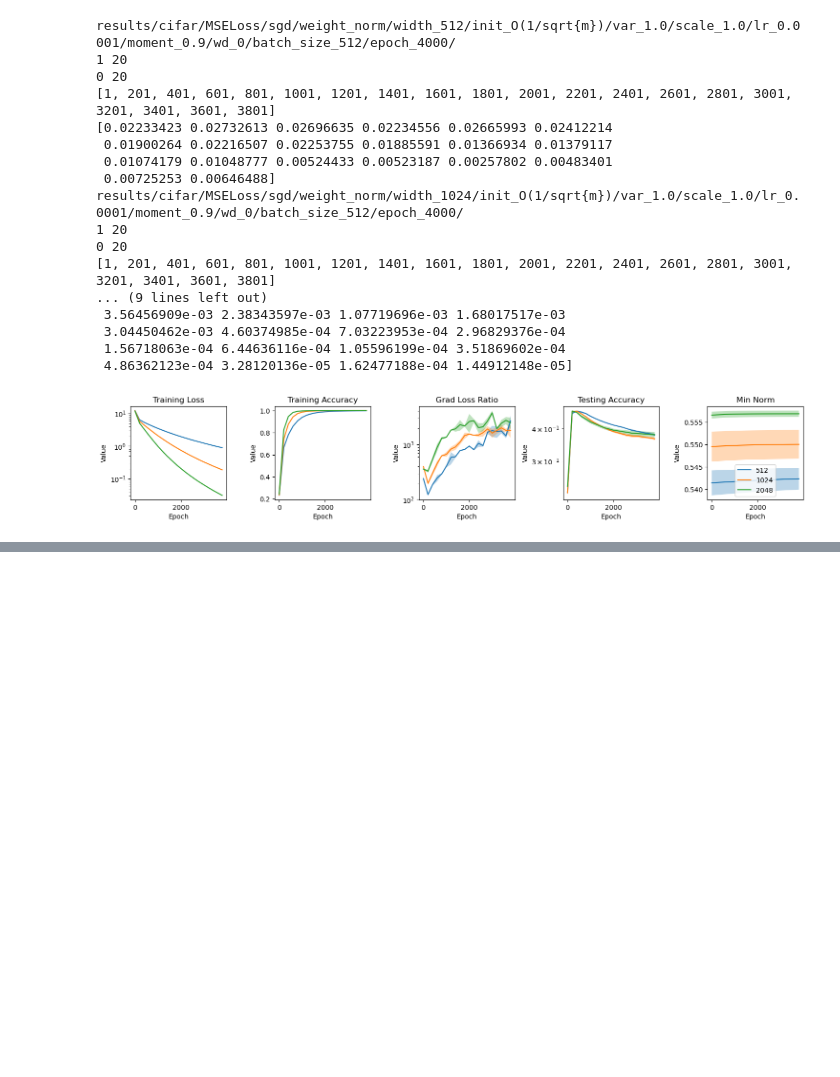
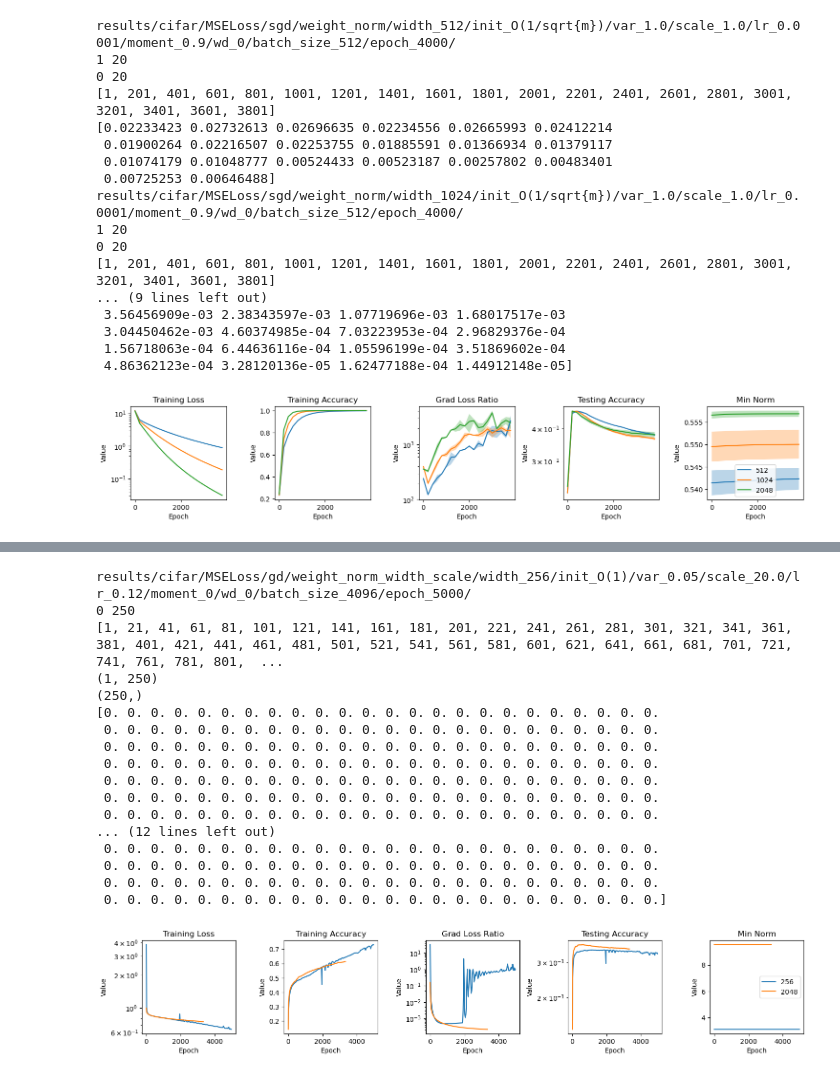
Before and after one commit to lucmonl/mlopt, a Jupyter notebook: notebook/weight_norm.ipynb, the cells around one changed output, grey strips where cells are left out. Cells and saved outputs as stored; diff of their text form; code cells hidden in the pictures; blank space fills up the shorter version.

```diff
--- a/notebook/weight_norm.ipynb
+++ b/notebook/weight_norm.ipynb
@@ -650,0 +661,36 @@ results/cifar/MSELoss/sgd/WideResNet_WN_woG/width_factor_4/lr_0.0001/moment_0.9/
+# %%
+lr, dataset_name, loss_name, opt_name, momentum, weight_decay, batch_size, epochs = 0.12, "cifar", "MSELoss", "gd", 0, 0, 4096, 5000
+wn_width = 526
+model_name = "weight_norm_width_scale"
+model_params = {}
+model_params[256] = {"width": 256, "init": "O(1)", "var": 0.05, "scale": 20.0}
+model_params[1024] = {"width": 1024, "init": "O(1/sqrt{m})", "var": 1.0, "scale": "1.0"}
+model_params[2048] = {"width": 2048, "init": "O(1)", "var": 0.05, "scale": 20.0}
+#model_params[2048] = {"width": 2048, "init": "O(1)", "var": 50.0, "scale": 20.0}
+model_params[4096] = {"width": 4096, "init": "O(1/sqrt{m})", "var": 50.0, "scale": 20.0}
+width_params = {}
+width_params[256] = {"lr": lr, "epoch":5000}
+width_params[1024] = {"lr": lr}
+width_params[2048] = {"lr": lr, "epoch":5000}
+width_params[4096] = {"lr": lr}
+
+plot_figures_widths([256, 2048], model_params, width_params)
+# %% [output]
+results/cifar/MSELoss/gd/weight_norm_width_scale/width_256/init_O(1)/var_0.05/scale_20.0/lr_0.12/moment_0/wd_0/batch_size_4096/epoch_5000/
+0 250
+[1, 21, 41, 61, 81, 101, 121, 141, 161, 181, 201, 221, 241, 261, 281, 301, 321, 341, 361, 381, 401, 421, 441, 461, 481, 501, 521, 541, 561, 581, 601, 621, 641, 661, 681, 701, 721, 741, 761, 781, 801,  ...
+(1, 250)
+(250,)
+[0. 0. 0. 0. 0. 0. 0. 0. 0. 0. 0. 0. 0. 0. 0. 0. 0. 0. 0. 0. 0. 0. 0. 0.
+ 0. 0. 0. 0. 0. 0. 0. 0. 0. 0. 0. 0. 0. 0. 0. 0. 0. 0. 0. 0. 0. 0. 0. 0.
+ 0. 0. 0. 0. 0. 0. 0. 0. 0. 0. 0. 0. 0. 0. 0. 0. 0. 0. 0. 0. 0. 0. 0. 0.
+ 0. 0. 0. 0. 0. 0. 0. 0. 0. 0. 0. 0. 0. 0. 0. 0. 0. 0. 0. 0. 0. 0. 0. 0.
+ 0. 0. 0. 0. 0. 0. 0. 0. 0. 0. 0. 0. 0. 0. 0. 0. 0. 0. 0. 0. 0. 0. 0. 0.
+ 0. 0. 0. 0. 0. 0. 0. 0. 0. 0. 0. 0. 0. 0. 0. 0. 0. 0. 0. 0. 0. 0. 0. 0.
+ 0. 0. 0. 0. 0. 0. 0. 0. 0. 0. 0. 0. 0. 0. 0. 0. 0. 0. 0. 0. 0. 0. 0. 0.
+... (12 lines left out)
+ 0. 0. 0. 0. 0. 0. 0. 0. 0. 0. 0. 0. 0. 0. 0. 0. 0. 0. 0. 0. 0. 0. 0. 0.
+ 0. 0. 0. 0. 0. 0. 0. 0. 0. 0. 0. 0. 0. 0. 0. 0. 0. 0. 0. 0. 0. 0. 0. 0.
+ 0. 0. 0. 0. 0. 0. 0. 0. 0. 0. 0. 0. 0. 0. 0. 0. 0. 0. 0. 0. 0. 0. 0. 0.
+ 0. 0. 0. 0. 0. 0. 0. 0. 0. 0. 0. 0. 0. 0. 0. 0. 0. 0. 0. 0. 0. 0. 0. 0.]
+[figure, added]
```
Also changed, not shown: parts of 12 cells of this notebook, 1 other file.
